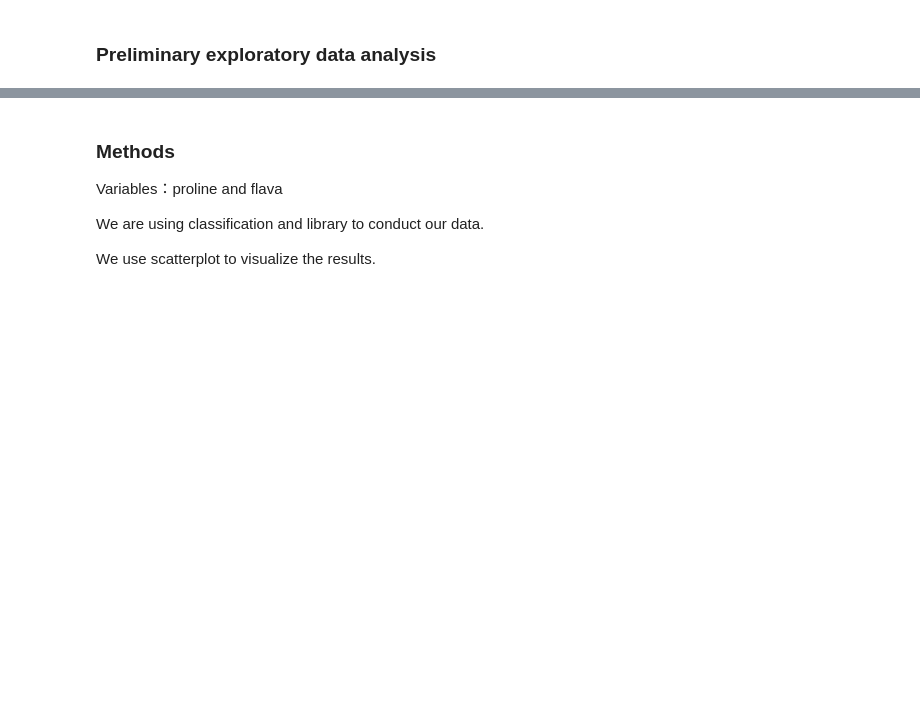
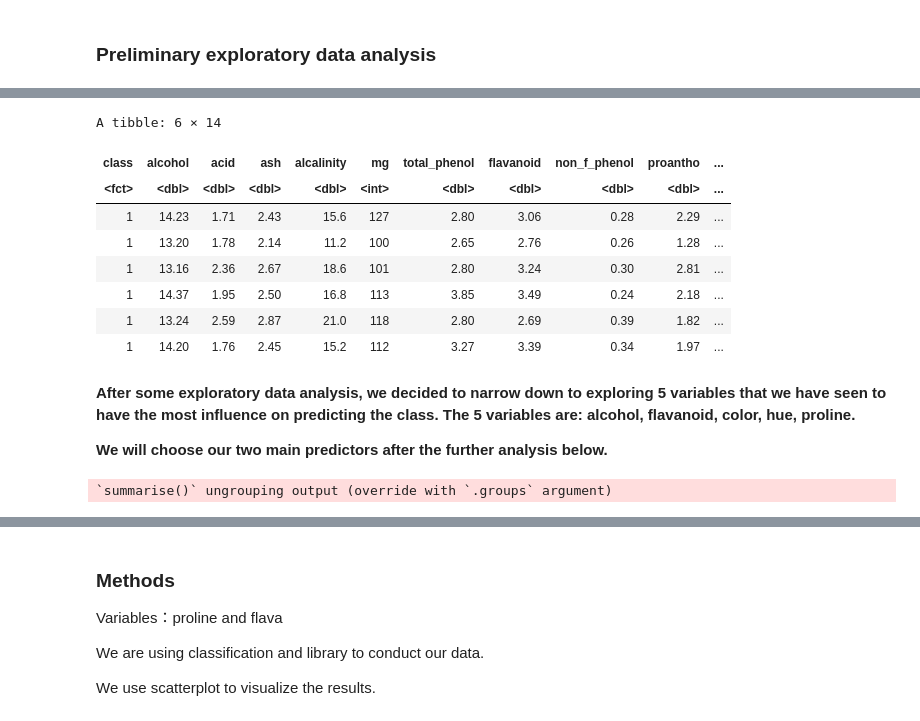
Before and after one commit to Herman-Liao/dsci100groupproject, a Jupyter notebook: Wine Classification.ipynb, the cells around one changed output, grey strips where cells are left out. Cells and saved outputs as stored; diff of their text form; code cells hidden in the pictures; blank space fills up the shorter version.

```diff
--- a/Wine Classification.ipynb
+++ b/Wine Classification.ipynb
@@ -54,4 +64,44 @@ dbl (14): X1, X2, X3, X4, X5, X6, X7, X8, X9, X10, X11, X12, X13, X14
 # %%
 # Clean and Wrangle
-colnames(wine_data) <- c("class", "al", "acid", "ash", "alcalinity", "mg", "t_phenol", "flava", "non_f_phenol", "pro", "color", "hue", "od280", "proline")
-wine_data <- mutate(wine_data, class = as_factor(class))
+colnames(wine) <- c("class", "alcohol", "acid", "ash", "alcalinity", "mg", "total_phenol",
+                    "flavanoid", "non_f_phenol", "proantho", "color", "hue", "od280/od315", "proline")
+wine <- wine %>%
+        mutate(class = as.factor(class), mg = as.integer(mg), proline = as.integer(proline))
+head(wine)
+# %% [output]
+A tibble: 6 × 14
+| class | alcohol | acid | ash | alcalinity | mg | total_phenol | flavanoid | non_f_phenol | proantho | ... |
+| <fct> | <dbl> | <dbl> | <dbl> | <dbl> | <int> | <dbl> | <dbl> | <dbl> | <dbl> | ... |
+| 1 | 14.23 | 1.71 | 2.43 | 15.6 | 127 | 2.80 | 3.06 | 0.28 | 2.29 | ... |
+| 1 | 13.20 | 1.78 | 2.14 | 11.2 | 100 | 2.65 | 2.76 | 0.26 | 1.28 | ... |
+| 1 | 13.16 | 2.36 | 2.67 | 18.6 | 101 | 2.80 | 3.24 | 0.30 | 2.81 | ... |
+| 1 | 14.37 | 1.95 | 2.50 | 16.8 | 113 | 3.85 | 3.49 | 0.24 | 2.18 | ... |
+| 1 | 13.24 | 2.59 | 2.87 | 21.0 | 118 | 2.80 | 2.69 | 0.39 | 1.82 | ... |
+| 1 | 14.20 | 1.76 | 2.45 | 15.2 | 112 | 3.27 | 3.39 | 0.34 | 1.97 | ... |
+# %% [markdown]
+**After some exploratory data analysis, we decided to narrow down to exploring 5 variables that we have seen to have the most influence on predicting the class. The 5 variables are: alcohol, flavanoid, color, hue, proline.**
+
+**We will choose our two main predictors after the further analysis below.**
+# %%
+# Summarize
+options(digits = 4)
+total_observations <- nrow(wine)
+total_variables <- ncol(wine)
+total_na <- sum(is.na(wine))
+
+table1 <- data.frame(total_observations, total_variables, total_na)
+
+obs_per_class <- wine %>%
+                 group_by(class) %>%
+                 summarize(count = n(),
+                          percentage = n() / total_observations * 100)
+
+wine_main <- select(wine, class, alcohol, flavanoid, color, hue, proline)
+means_of_var <- wine_main %>%
+                summarize(across(alcohol:proline, mean)) %>%
+                pivot_longer(cols = alcohol:proline,
+                             names_to = "chemical_components",
+                             values_to = "mean") %>%
+                arrange(mean)
+# %% [output]
+`summarise()` ungrouping output (override with `.groups` argument)
```
Also changed, not shown: parts of 13 cells of this notebook.
